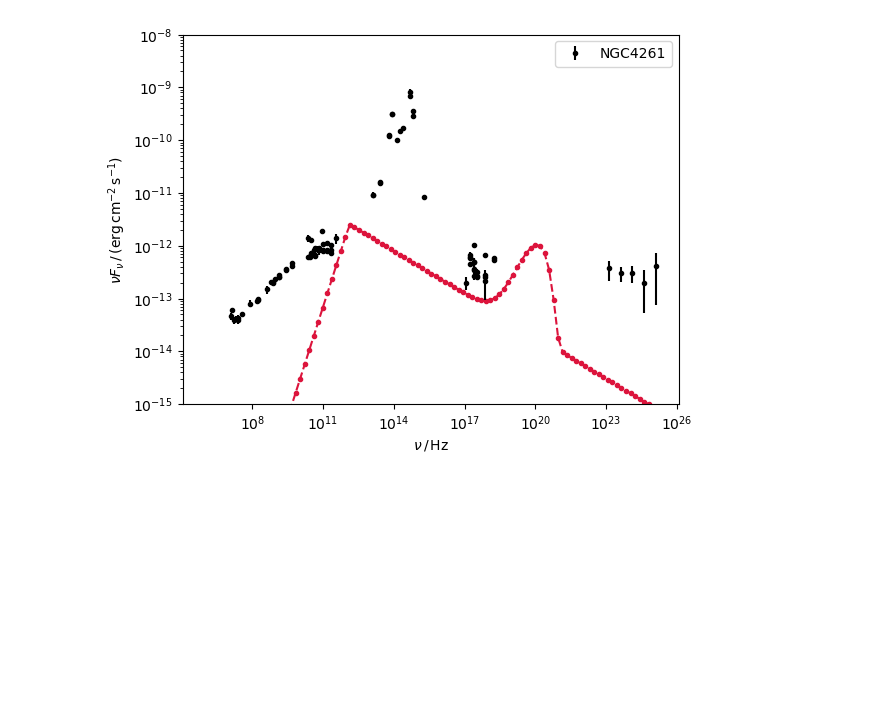
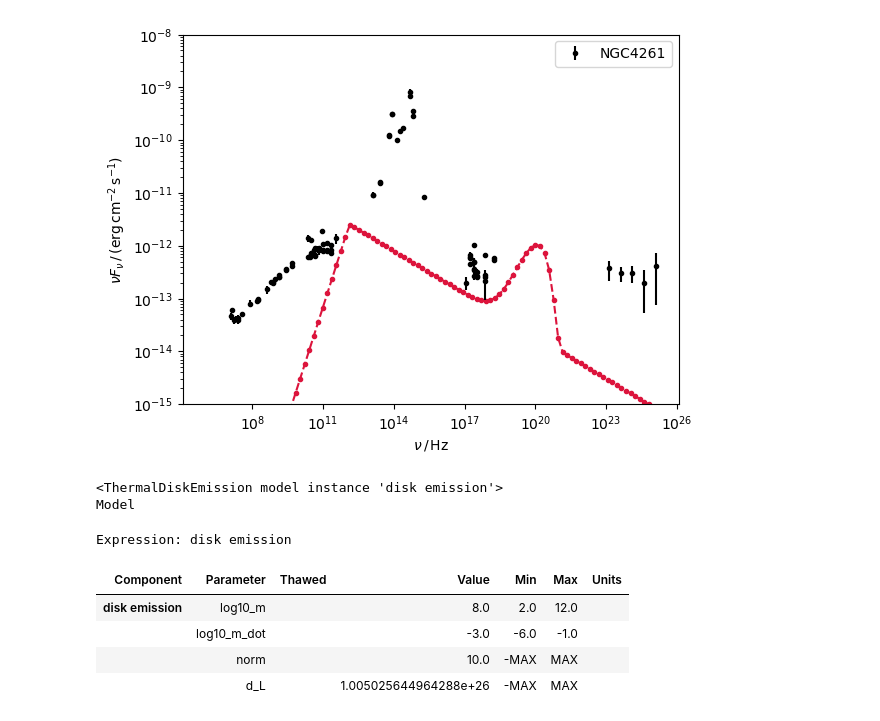
Before and after one commit to ArnauSanuy/Arnau, a Jupyter notebook: fit_disk_emission.ipynb, the cells around one changed output. Saved outputs shown, nothing was run; the diff lists cells and outputs as text; code cells hidden in the pictures; blank space fills up the shorter version.

```diff
--- a/fit_disk_emission.ipynb
+++ b/fit_disk_emission.ipynb
@@ -146,0 +251,19 @@ class DiskEmission(RegriddableModel1D):
+# %%
+# let us define an instance of the model
+
+# distance of the source, not to be fitted
+d_L = Distance(z=0.00731).to_value("cm")
+
+model = ThermalDiskEmission()
+model.d_L = d_L
+model.d_L.freeze()
+model
+# %% [output]
+<ThermalDiskEmission model instance 'disk emission'>
+Model
+Expression: disk emission
+| Component | Parameter | Thawed | Value | Min | Max | Units |
+| disk emission | log10_m |  | 8.0 | 2.0 | 12.0 |  |
+|  | log10_m_dot |  | -3.0 | -6.0 | -1.0 |  |
+|  | norm |  | 10.0 | -MAX | MAX |  |
+|  | d_L |  | 1.005025644964288e+26 | -MAX | MAX |  |
```
Also changed, not shown: parts of 5 cells of this notebook.
